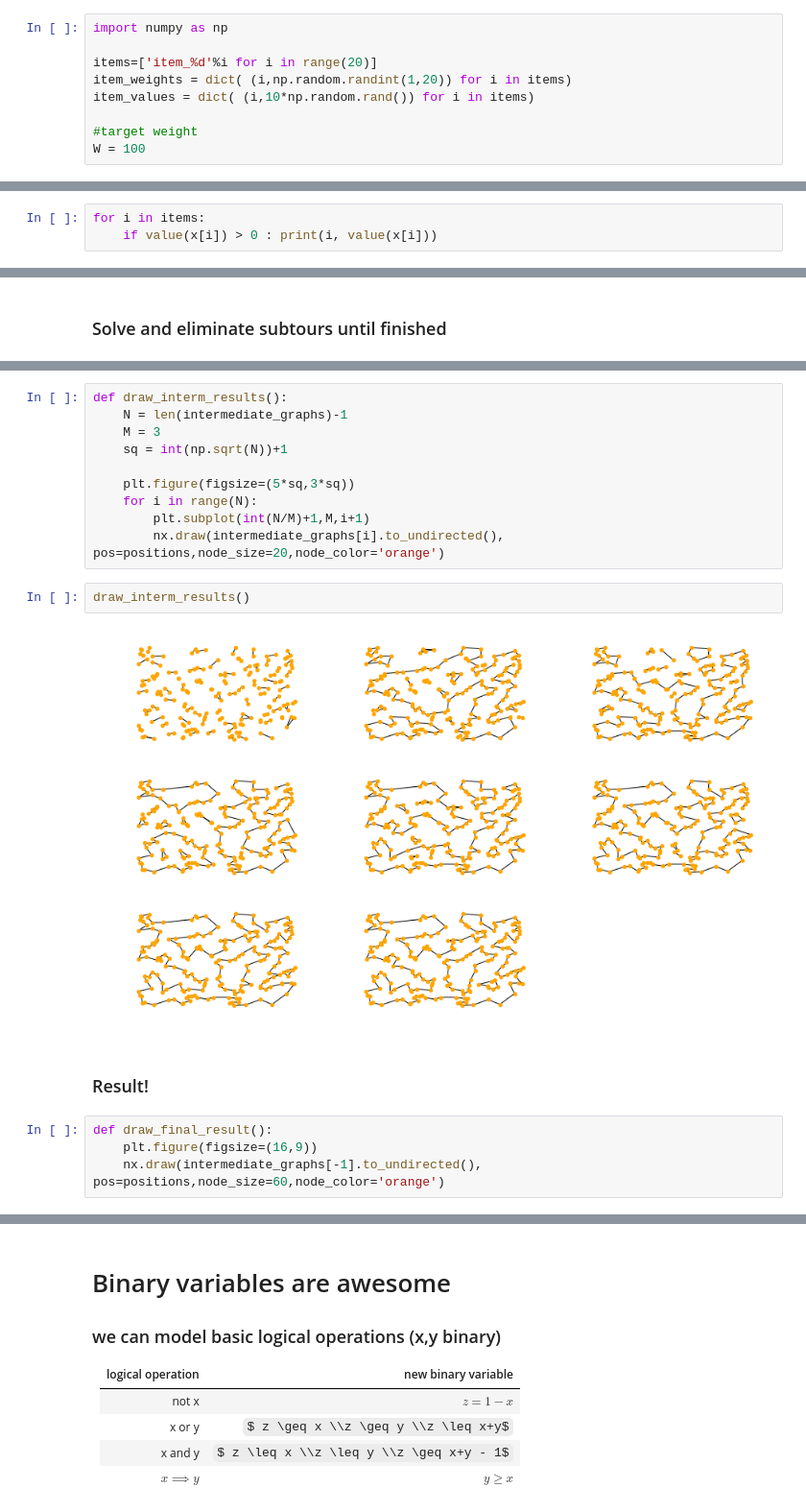
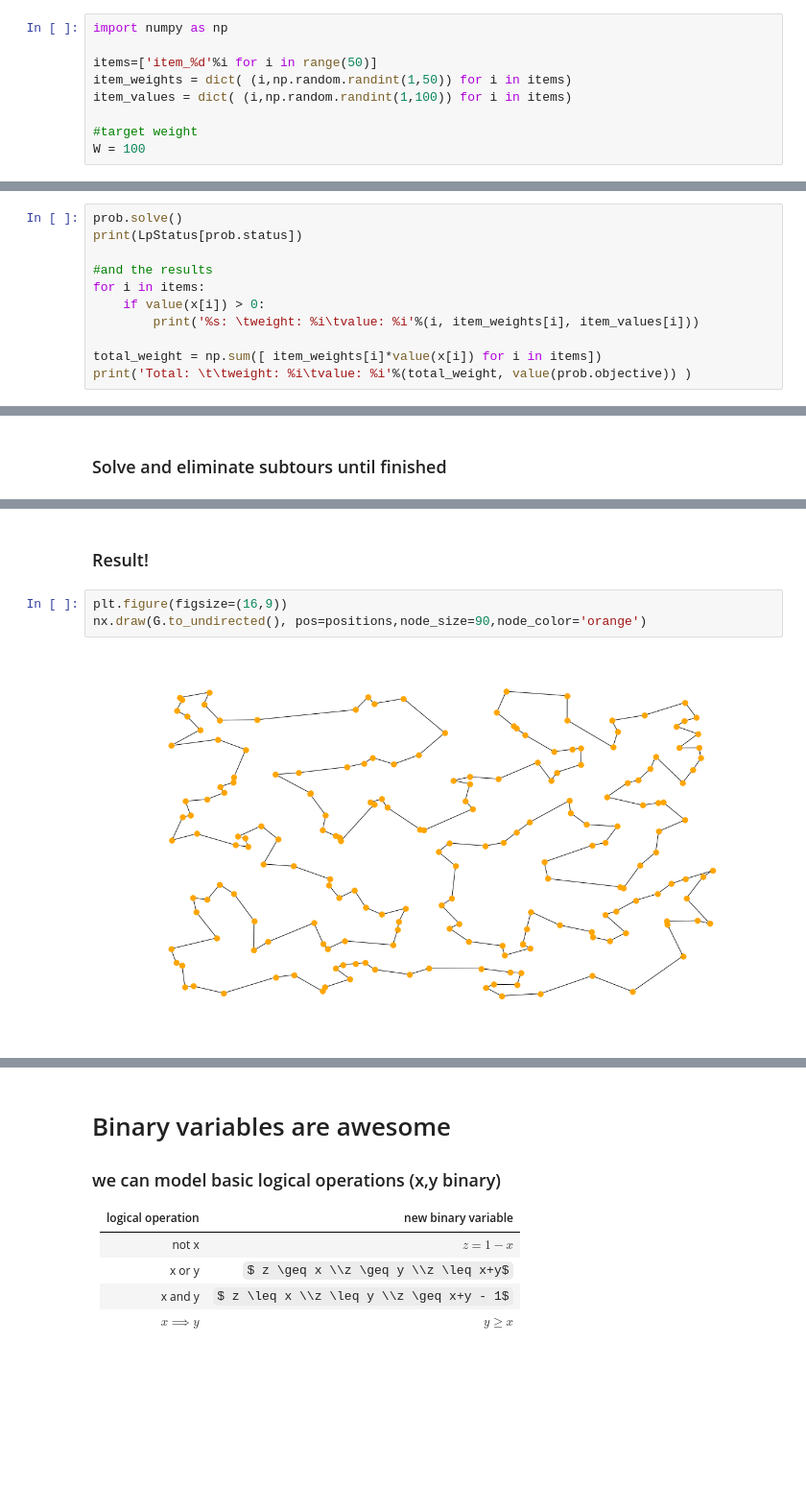
Before and after one commit to cochoa0x1/pycon2017, a Jupyter notebook: slides-dev.ipynb, the cells around one changed output, grey strips where cells are left out. Shown at 96% size. Saved outputs shown, nothing was run; the diff lists cells and outputs as text; some formulas as TeX source; blank space fills up the shorter version.

```diff
--- a/slides-dev.ipynb
+++ b/slides-dev.ipynb
@@ -202,9 +188,9 @@ $$\sum_{i} x_i*w_i \leq W$$
 # %%
 import numpy as np
 
-items=['item_%d'%i for i in range(20)]
-item_weights = dict( (i,np.random.randint(1,20)) for i in items)
-item_values = dict( (i,10*np.random.rand()) for i in items)
+items=['item_%d'%i for i in range(50)]
+item_weights = dict( (i,np.random.randint(1,50)) for i in items)
+item_values = dict( (i,np.random.randint(1,100)) for i in items)
 
 #target weight
 W = 100
@@ -230,3 +208,0 @@ Optimal
-# %%
-for i in items:
-    if value(x[i]) > 0 : print(i, value(x[i]))
@@ -247,0 +211,11 @@ item_18 1.0
+# %%
+prob.solve()
+print(LpStatus[prob.status])
+
+#and the results
+for i in items:
+    if value(x[i]) > 0:
+        print('%s: \tweight: %i\tvalue: %i'%(i, item_weights[i], item_values[i]))
+
+total_weight = np.sum([ item_weights[i]*value(x[i]) for i in items])
+print('Total: \t\tweight: %i\tvalue: %i'%(total_weight, value(prob.objective)) )
@@ -390,21 +359,8 @@ contains 1 subtours
 done! Optimal
-# %%
-def draw_interm_results():
-    N = len(intermediate_graphs)-1
-    M = 3
-    sq = int(np.sqrt(N))+1
-
-    plt.figure(figsize=(5*sq,3*sq))
-    for i in range(N):
-        plt.subplot(int(N/M)+1,M,i+1)
-        nx.draw(intermediate_graphs[i].to_undirected(), pos=positions,node_size=20,node_color='orange')
-# %%
-draw_interm_results()
-# %% [output]
-[figure, removed]
 # %% [markdown]
 ### Result!
 # %%
-def draw_final_result():
-    plt.figure(figsize=(16,9))
-    nx.draw(intermediate_graphs[-1].to_undirected(), pos=positions,node_size=60,node_color='orange')
+plt.figure(figsize=(16,9))
+nx.draw(G.to_undirected(), pos=positions,node_size=90,node_color='orange')
+# %% [output]
+[figure, added]
```
Also changed, not shown: parts of 22 cells of this notebook.
